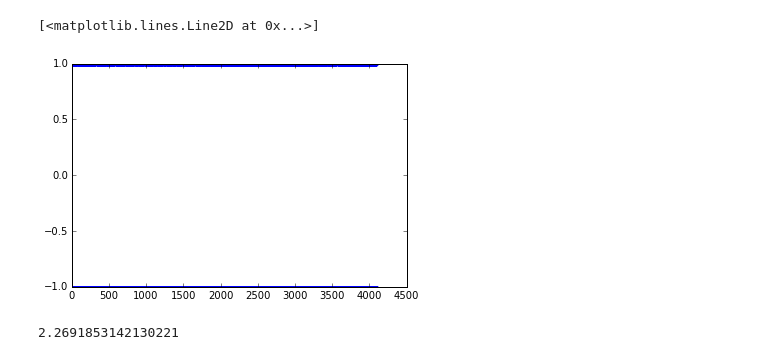
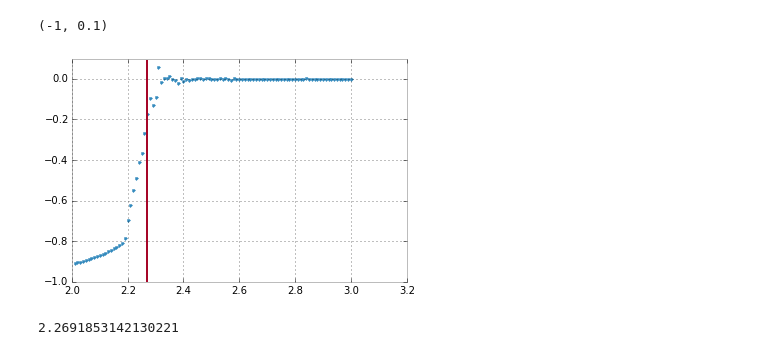
Before and after one commit to colinclement/isingcuda, a Jupyter notebook: nbIsingCuda.ipynb, the cells around one changed output. Drawn from its saved outputs; the diff is of its cells as text; code cells hidden in the pictures.

```diff
--- a/nbIsingCuda.ipynb
+++ b/nbIsingCuda.ipynb
@@ -26,8 +26,13 @@ plt.matshow(s2 == s1, cmap='Greys')
-# %%
-plt.plot(s2.ravel(),'.')
-# %% [output]
-[<matplotlib.lines.Line2D at 0x...>]
-[figure, removed]
+# %%
+magvT = np.loadtxt("mag.dat")
+# %%
+Tc = 2./np.log(1+np.sqrt(2))
+plt.plot(magvT[:,1], magvT[:,0], '.')
+plt.plot([Tc,Tc], [-1,1], '-')
+plt.ylim([-1,0.1])
+# %% [output]
+(-1, 0.1)
+[figure, added]
 # %%
 2./np.log(1+np.sqrt(2))
 # %% [output]
```
Also changed, not shown: parts of 2 cells of this notebook, 2 other files.
